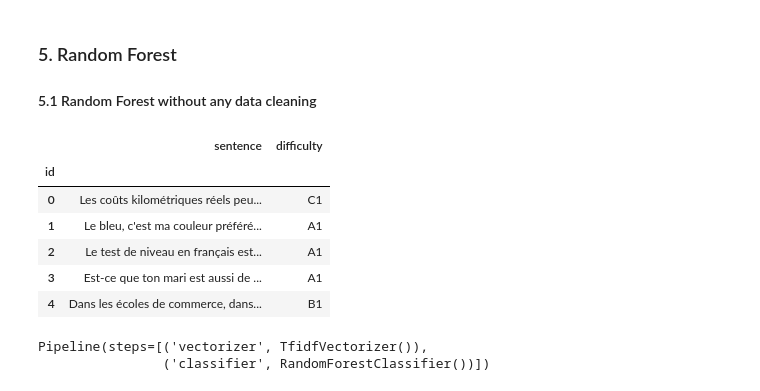
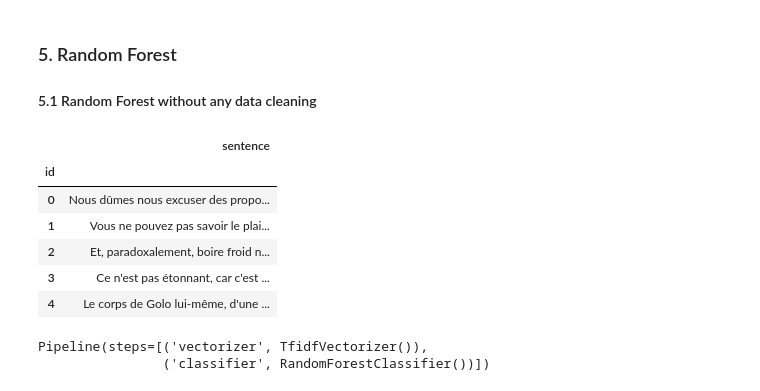
Before and after one commit to chadi-aebi/DMML2021_Rolex, a Jupyter notebook: code/Notebook_Rolex.ipynb, the cells around one changed output. Drawn from its saved outputs; the diff is of its cells as text; code cells hidden in the pictures.

```diff
--- a/code/Notebook_Rolex.ipynb
+++ b/code/Notebook_Rolex.ipynb
@@ -226,15 +226,15 @@ from sklearn.model_selection import RandomizedSearchCV
 # %%
 rf_data=pd.read_csv('https://raw.githubusercontent.com/chadi-aebi/DMML2021_Rolex/main/data/training_data.csv', index_col='id')
 rf_test_df = pd.read_csv('https://raw.githubusercontent.com/chadi-aebi/DMML2021_Rolex/main/data/unlabelled_test_data.csv', index_col='id')
-rf_data.head()
+rf_test_df.head()
 # %% [output]
-|  | sentence | difficulty |
-| id |  |  |
-| 0 | Les coûts kilométriques réels peu... | C1 |
-| 1 | Le bleu, c'est ma couleur préféré... | A1 |
-| 2 | Le test de niveau en français est... | A1 |
-| 3 | Est-ce que ton mari est aussi de ... | A1 |
-| 4 | Dans les écoles de commerce, dans... | B1 |
+|  | sentence |
+| id |  |
+| 0 | Nous dûmes nous excuser des propo... |
+| 1 | Vous ne pouvez pas savoir le plai... |
+| 2 | Et, paradoxalement, boire froid n... |
+| 3 | Ce n'est pas étonnant, car c'est ... |
+| 4 | Le corps de Golo lui-même, d'une ... |
 # %%
 #stop_words
 # %%
```
Also changed, not shown: parts of 23 cells of this notebook.
